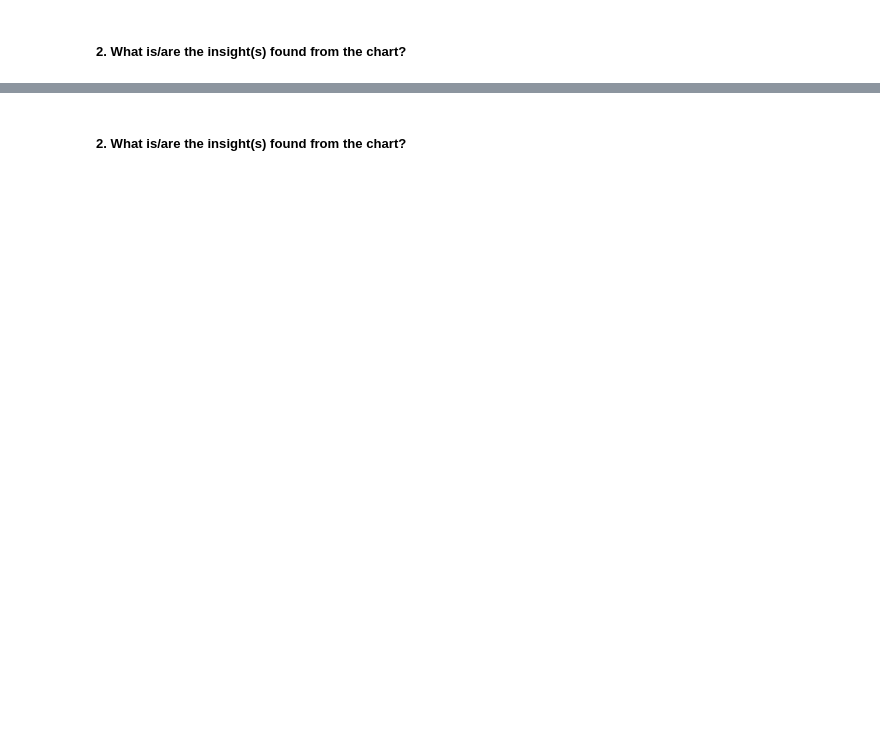
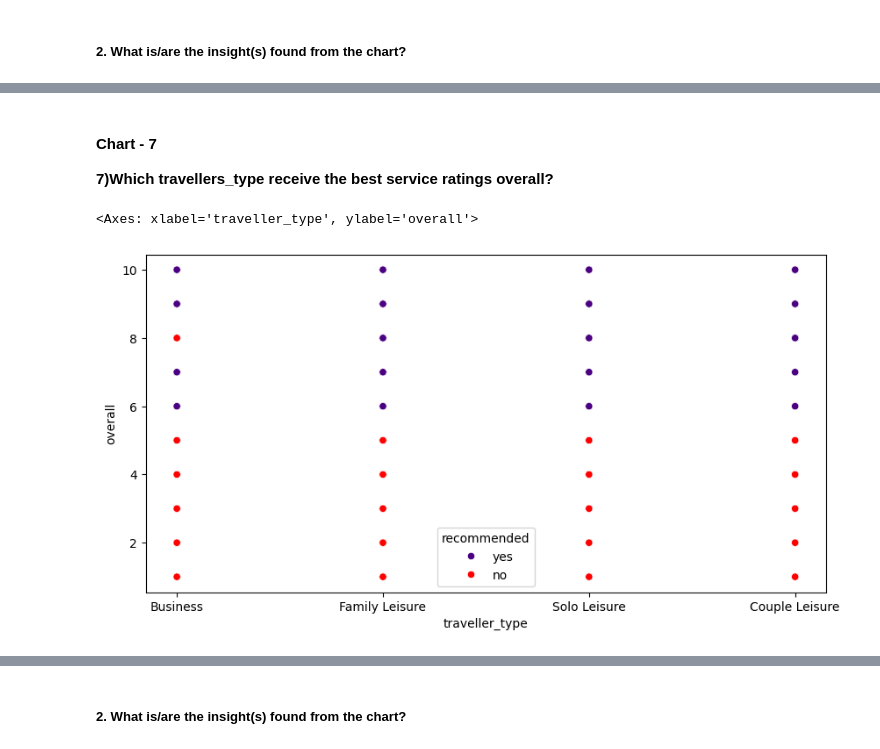
Before and after one commit to samee-faq/Airline_Passenger_Referral_Prediction_ML_Classification_Capstone_Project, a Jupyter notebook: Sameera's_Airline_Passenger_Referral_Prediction_ML_Classification_Capstone_Project.ipynb, the cells around one changed output, grey strips where cells are left out. Saved outputs shown, nothing was run; the diff lists cells and outputs as text; code cells hidden in the pictures; blank space fills up the shorter version.

```diff
--- a/Sameera's_Airline_Passenger_Referral_Prediction_ML_Classification_Capstone_Project.ipynb
+++ b/Sameera's_Airline_Passenger_Referral_Prediction_ML_Classification_Capstone_Project.ipynb
@@ -672,0 +667,11 @@ Answer Here.
+# %% [markdown]
+#### Chart - 7
+**7)Which travellers_type receive the best service ratings overall?**
+# %%
+# Chart - 7 visualization code
+#Traveller type and overall service ratings (out of 10 )
+plt.figure(figsize=(10,5))
+sns.scatterplot(x =df.traveller_type, y= df.overall, hue = df['recommended'], palette= ['indigo','red'])
+# %% [output]
+<Axes: xlabel='traveller_type', ylabel='overall'>
+[figure, added]
```
Also changed, not shown: parts of 117 cells of this notebook.
